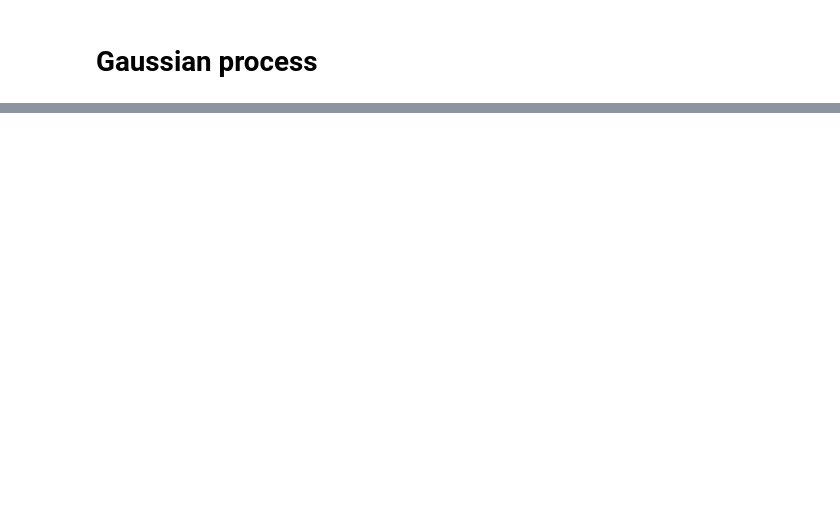
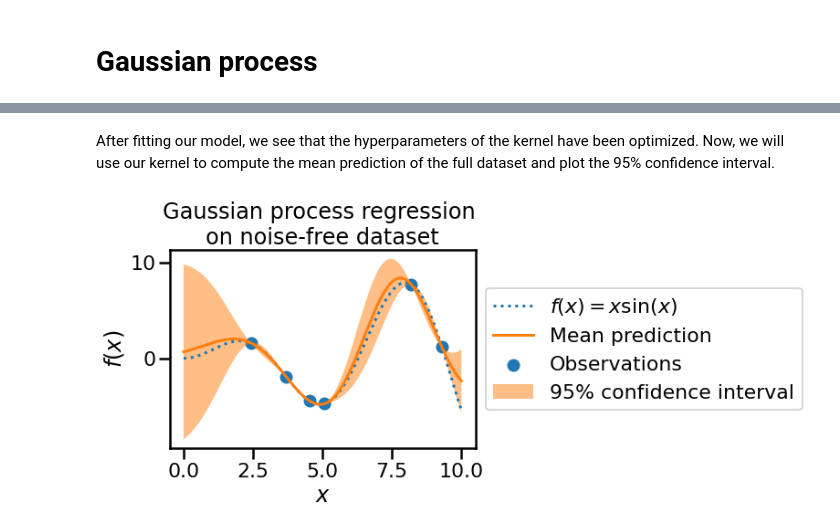
Before and after one commit to glemaitre/datascience_middle_course, a Jupyter notebook: 06_gaussian_process/01_gaussian_processes.ipynb, the cells around one changed output, grey strips where cells are left out. Cells and saved outputs as stored; diff of their text form; code cells hidden in the pictures; blank space fills up the shorter version.

```diff
--- a/06_gaussian_process/01_gaussian_processes.ipynb
+++ b/06_gaussian_process/01_gaussian_processes.ipynb
@@ -850,0 +123,21 @@ _ = plt.title("Effect of using a radial basis function kernel")
+# %% [markdown]
+After fitting our model, we see that the hyperparameters of the kernel have been optimized. Now, we will use our kernel to compute the mean prediction of the full dataset and plot the 95% confidence interval.
+# %%
+mean_prediction, std_prediction = gaussian_process.predict(X, return_std=True)
+
+plt.plot(X, y, label=r"$f(x) = x \sin(x)$", linestyle="dotted")
+plt.scatter(X_train, y_train, label="Observations")
+plt.plot(X, mean_prediction, label="Mean prediction")
+plt.fill_between(
+    X.ravel(),
+    mean_prediction - 1.96 * std_prediction,
+    mean_prediction + 1.96 * std_prediction,
+    alpha=0.5,
+    label=r"95% confidence interval",
+)
+plt.legend(loc="center left", bbox_to_anchor=(1, 0.5))
+plt.xlabel("$x$")
+plt.ylabel("$f(x)$")
+_ = plt.title("Gaussian process regression \non noise-free dataset")
+# %% [output]
+[figure, added]
```
Also changed, not shown: parts of 64 cells of this notebook, 7 other files.
